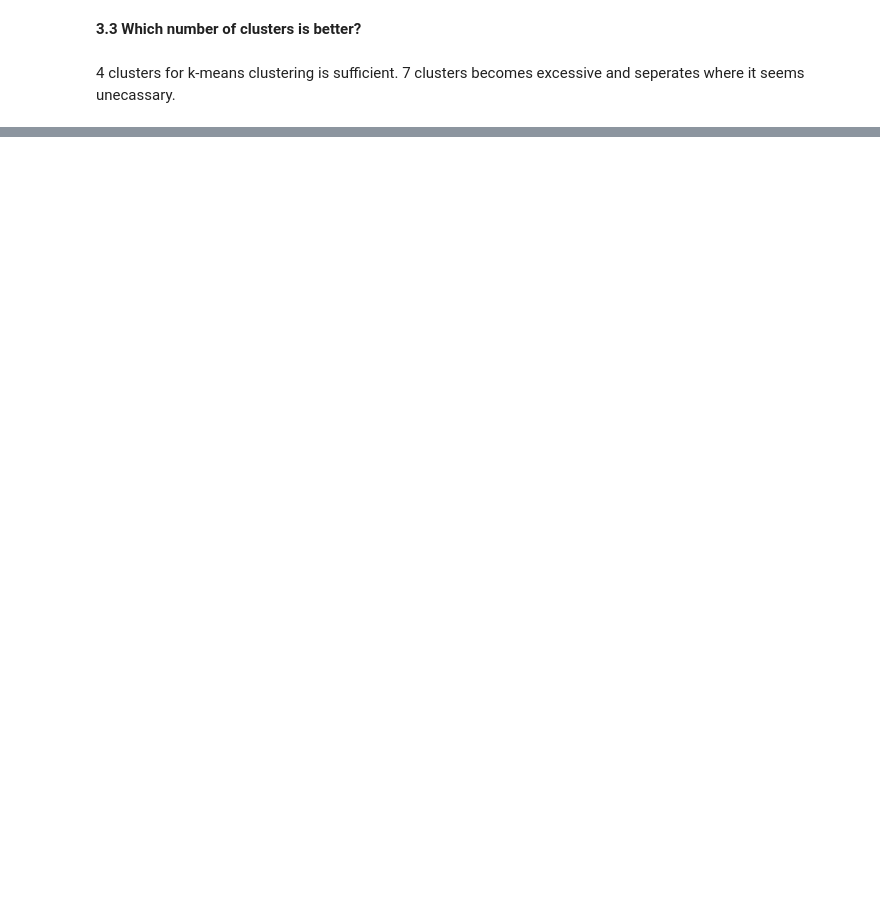
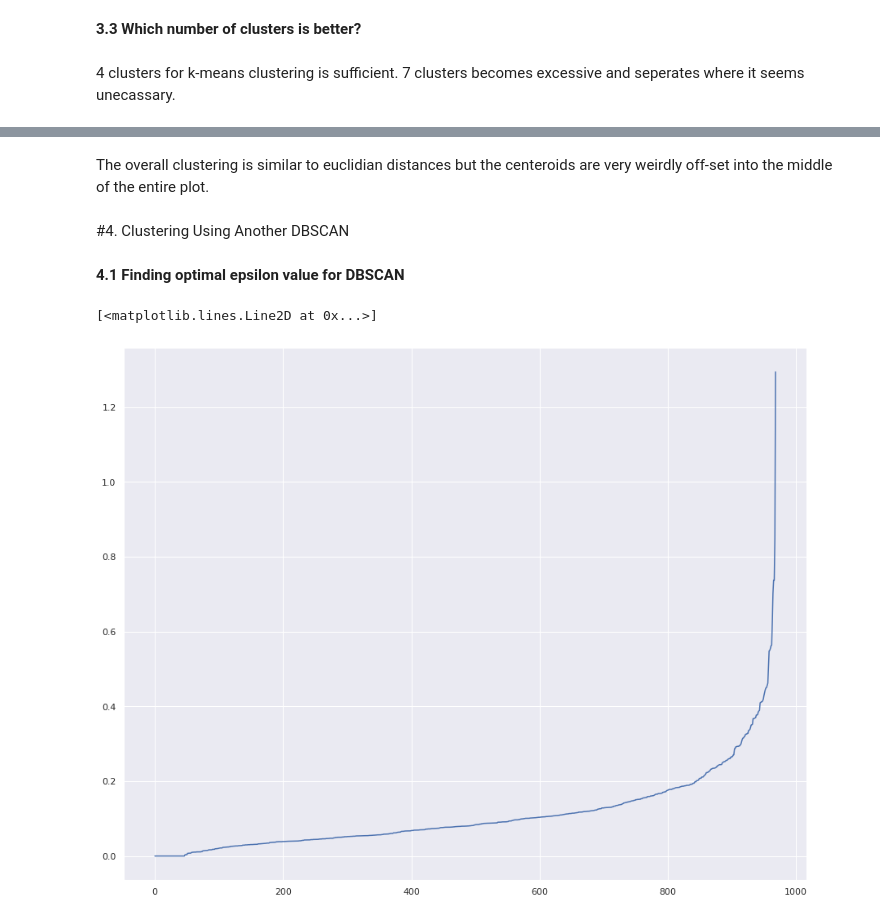
Before and after one commit to alicezil/38615-Lab-2, a Jupyter notebook: Clustering.ipynb, the cells around one changed output, grey strips where cells are left out. Cells and saved outputs as stored; diff of their text form; code cells hidden in the pictures; blank space fills up the shorter version.

```diff
--- a/Clustering.ipynb
+++ b/Clustering.ipynb
@@ -254,0 +271,16 @@ plt.show()
+# %% [markdown]
+The overall clustering is similar to euclidian distances but the centeroids are very weirdly off-set into the middle of the entire plot.
+# %% [markdown]
+#4. Clustering Using Another DBSCAN
+# %% [markdown]
+**4.1 Finding optimal epsilon value for DBSCAN**
+# %%
+neighbors = NearestNeighbors(n_neighbors=2)
+nbrs = neighbors.fit(principalComponents)
+distances, indices = nbrs.kneighbors(principalComponents)
+
+distances = np.sort(distances, axis=0)
+plt.plot(distances[:,1])
+# %% [output]
+[<matplotlib.lines.Line2D at 0x...>]
+[figure, added]
```
Also changed, not shown: parts of 16 cells of this notebook.
